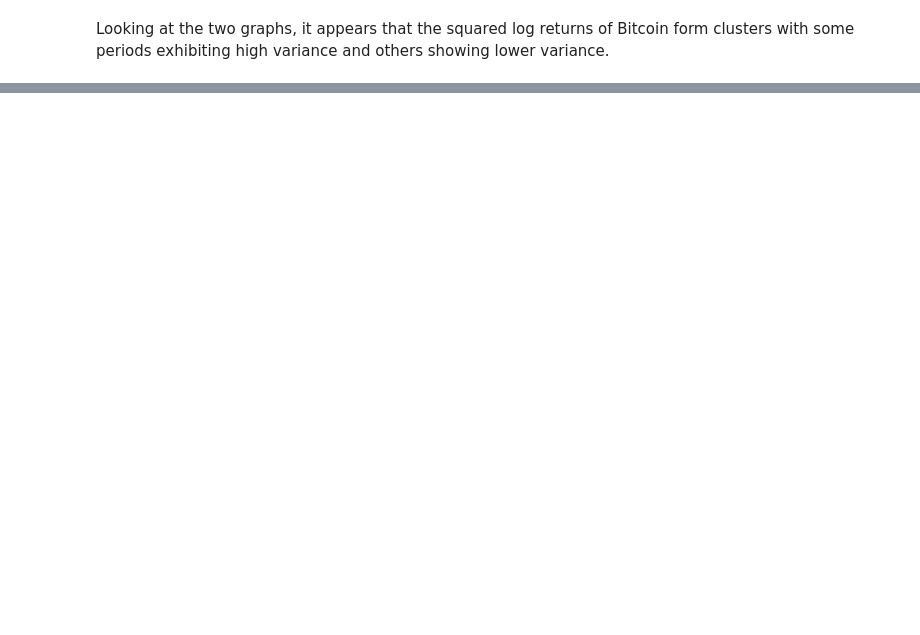
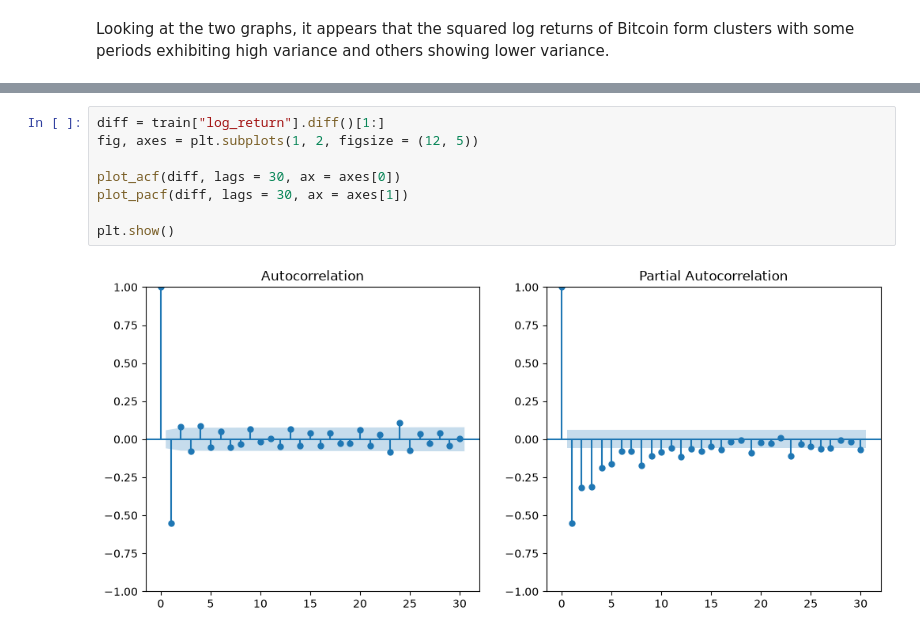
Before and after one commit to NagataTaku/MATH546_Capstone, a Jupyter notebook: capstone_stage1.ipynb, the cells around one changed output, grey strips where cells are left out. Cells and saved outputs as stored; diff of their text form; blank space fills up the shorter version.

```diff
--- a/capstone_stage1.ipynb
+++ b/capstone_stage1.ipynb
@@ -102,0 +188,10 @@ In addition, L-jung box test suggests that there is a autocorrelation in both lo
+# %%
+diff = train["log_return"].diff()[1:]
+fig, axes = plt.subplots(1, 2, figsize = (12, 5))
+
+plot_acf(diff, lags = 30, ax = axes[0])
+plot_pacf(diff, lags = 30, ax = axes[1])
+
+plt.show()
+# %% [output]
+[figure, added]
```
Also changed, not shown: parts of 69 cells of this notebook, 2 other files.
